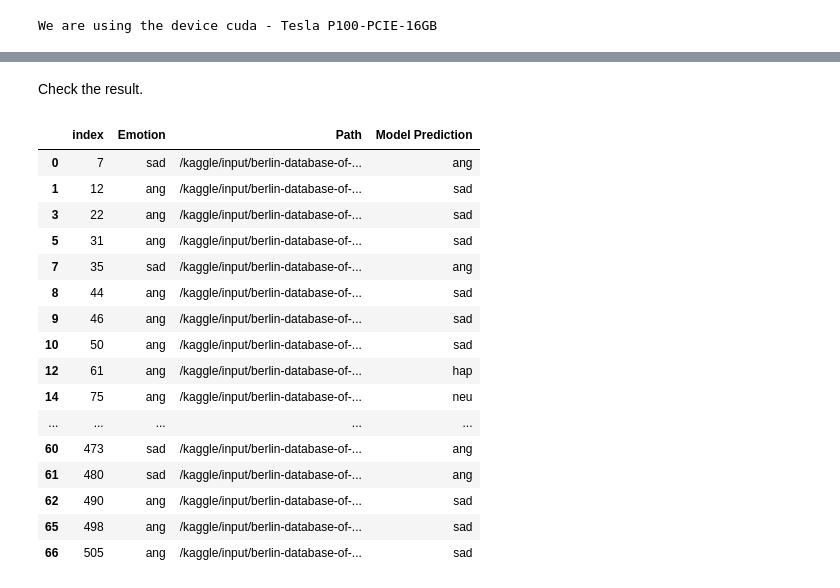
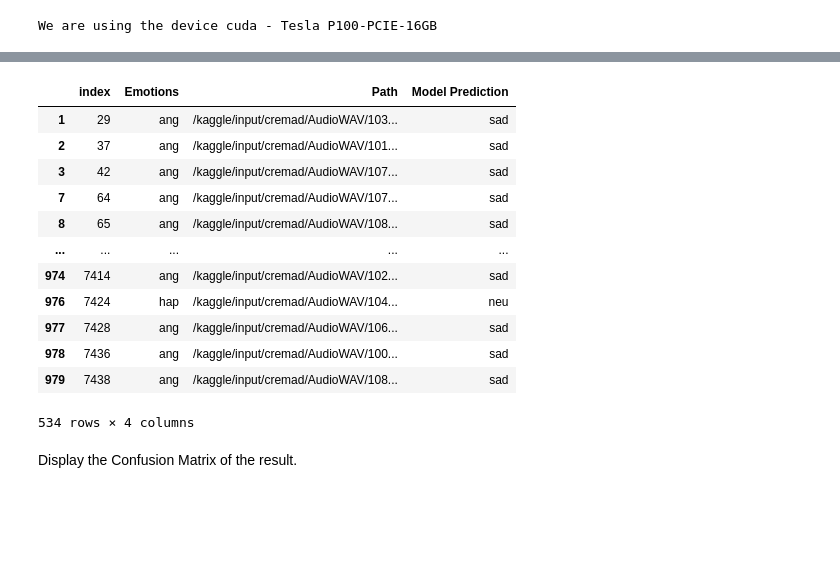
Before and after one commit to staru09/Speech_emotion_recognition, a Jupyter notebook: Notebooks/RAVDESS/hubert-ravdess.ipynb, the cells around one changed output, grey strips where cells are left out. Cells and saved outputs as stored; diff of their text form; code cells hidden in the pictures; blank space fills up the shorter version.

```diff
--- a/Notebooks/RAVDESS/hubert-ravdess.ipynb
+++ b/Notebooks/RAVDESS/hubert-ravdess.ipynb
@@ -106,0 +71,7 @@ ravdess = ravdess[(ravdess["Emotion"] == "neutral") |
+# %%
+emodb = emodb[(emodb["Emotions"] == "neutral") |
+              (emodb["Emotions"] == "happy") |
+              (emodb["Emotions"] == "sad") |
+              (emodb["Emotions"] == "angry")]
+
+emodb.head()
@@ -171,0 +161,29 @@ def predict(outputs):
+# %%
+# Switch to evaluation mode
+model.eval()
+
+# Containers to collect predictions and true labels
+predictions = []
+true_labels = []
+
+# Perform inference
+with torch.no_grad():
+    for idx in range(len(test_dataset)):
+        # Prepare batch for model input
+        batch = {key: torch.unsqueeze(val[idx], 0).to(device) for key, val in test_encodings.items() if key != 'labels'}
+        outputs = model(**batch)  # Forward pass
+        preds = predict(outputs)  # Generate predictions
+        predictions.extend(preds.cpu().numpy())  # Collect predictions
+        true_labels.append(test_dataset.labels[idx])  # Collect true labels
+
+# Calculate and print the testing accuracy
+accuracy = accuracy_score(true_labels, predictions)
+print(f"Testing Accuracy: {accuracy:.4f}")
+
+# Generate classification report
+print("\nClassification Report:")
+print(classification_report(true_labels, predictions, target_names=["neutral", "happy", "sad", "angry"]))
+
+# Display confusion matrix
+print("\nConfusion Matrix:")
+print(confusion_matrix(true_labels, predictions))
@@ -209,5 +248,6 @@ for epoch_i in range(epoch):
 
     pbar.close()
     train_loss += epoch_loss
-    train_accuracies.append(accuracy)'''
+    train_accuracies.append(accuracy)
+'''
 # %% [output]
@@ -378,38 +346,34 @@ weighted avg     0.9399    0.9265    0.9275        68
-# %% [markdown]
-Check the result.
 # %%
 from pandas.core.frame import DataFrame
 df_record = DataFrame(record)
 df_record.columns = ["Ground Truth","Model Prediction"]
 
 def get_emotion(label_id):
     return model.config.id2label[label_id]
 
 df_record["Ground Truth"] = df_record.apply(lambda x: get_emotion(x["Ground Truth"]), axis=1)
 df_record["Model Prediction"] = df_record.apply(lambda x: get_emotion(x["Model Prediction"]), axis=1)
 
 df = pd.concat([test_df.reset_index(), df_record["Model Prediction"]], axis=1)
-df["Emotion"] = df.apply(lambda x: x["Emotion"][:3], axis=1)
+df["Emotions"] = df.apply(lambda x: x["Emotions"][:3], axis=1)
 
-df[df["Emotion"]!=df["Model Prediction"]]
+df[df["Emotions"]!=df["Model Prediction"]]
 # %% [output]
-|  | index | Emotion | Path | Model Prediction |
-| 0 | 7 | sad | /kaggle/input/berlin-database-of-... | ang |
-| 1 | 12 | ang | /kaggle/input/berlin-database-of-... | sad |
-| 3 | 22 | ang | /kaggle/input/berlin-database-of-... | sad |
-| 5 | 31 | ang | /kaggle/input/berlin-database-of-... | sad |
-| 7 | 35 | sad | /kaggle/input/berlin-database-of-... | ang |
-| 8 | 44 | ang | /kaggle/input/berlin-database-of-... | sad |
-| 9 | 46 | ang | /kaggle/input/berlin-database-of-... | sad |
-| 10 | 50 | ang | /kaggle/input/berlin-database-of-... | sad |
-| 12 | 61 | ang | /kaggle/input/berlin-database-of-... | hap |
-| 14 | 75 | ang | /kaggle/input/berlin-database-of-... | neu |
+|  | index | Emotions | Path | Model Prediction |
+| 1 | 29 | ang | /kaggle/input/cremad/AudioWAV/103... | sad |
+| 2 | 37 | ang | /kaggle/input/cremad/AudioWAV/101... | sad |
+| 3 | 42 | ang | /kaggle/input/cremad/AudioWAV/107... | sad |
+| 7 | 64 | ang | /kaggle/input/cremad/AudioWAV/107... | sad |
+| 8 | 65 | ang | /kaggle/input/cremad/AudioWAV/108... | sad |
 | ... | ... | ... | ... | ... |
-| 60 | 473 | sad | /kaggle/input/berlin-database-of-... | ang |
-| 61 | 480 | sad | /kaggle/input/berlin-database-of-... | ang |
-| 62 | 490 | ang | /kaggle/input/berlin-database-of-... | sad |
-| 65 | 498 | ang | /kaggle/input/berlin-database-of-... | sad |
-| 66 | 505 | ang | /kaggle/input/berlin-database-of-... | sad |
+| 974 | 7414 | ang | /kaggle/input/cremad/AudioWAV/102... | sad |
+| 976 | 7424 | hap | /kaggle/input/cremad/AudioWAV/104... | neu |
+| 977 | 7428 | ang | /kaggle/input/cremad/AudioWAV/106... | sad |
+| 978 | 7436 | ang | /kaggle/input/cremad/AudioWAV/100... | sad |
+| 979 | 7438 | ang | /kaggle/input/cremad/AudioWAV/108... | sad |
+534 rows × 4 columns
+# %% [markdown]
+Display the Confusion Matrix of the result.
 # %%
 import seaborn as sns
 crosstab = pd.crosstab(df_record["Ground Truth"],df_record["Model Prediction"])
```
Also changed, not shown: parts of 29 cells of this notebook, 5 other files.
